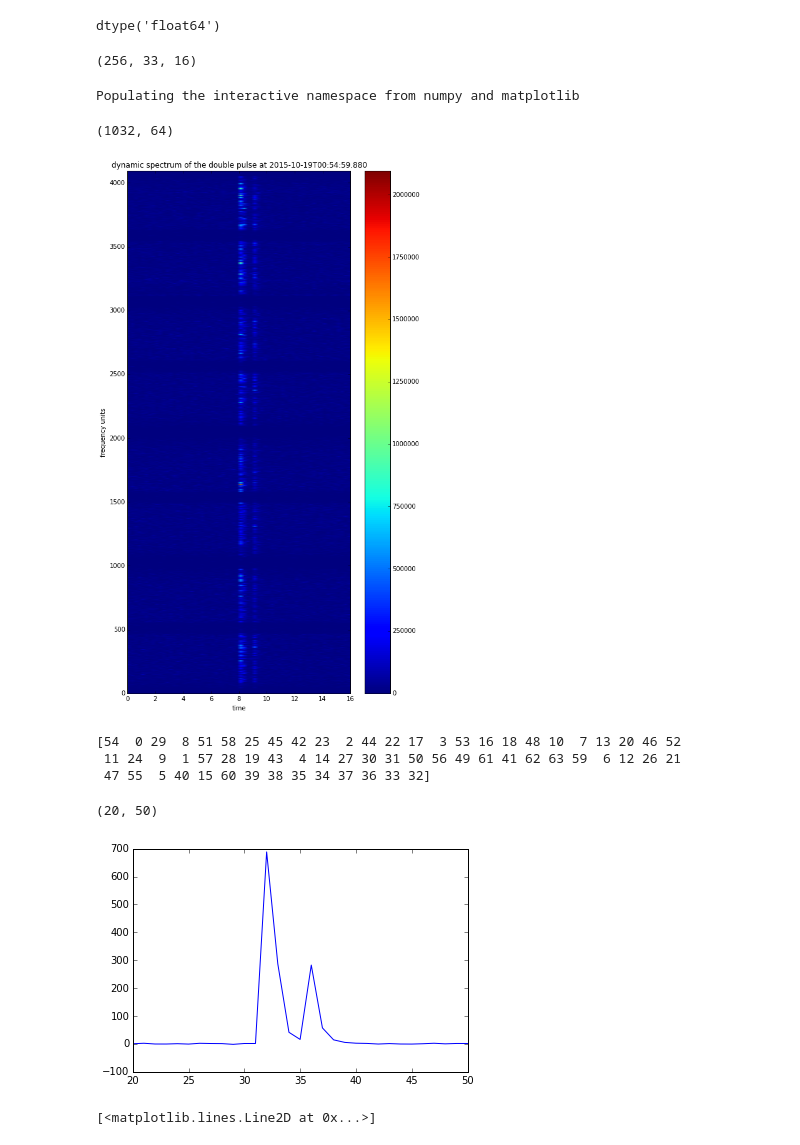
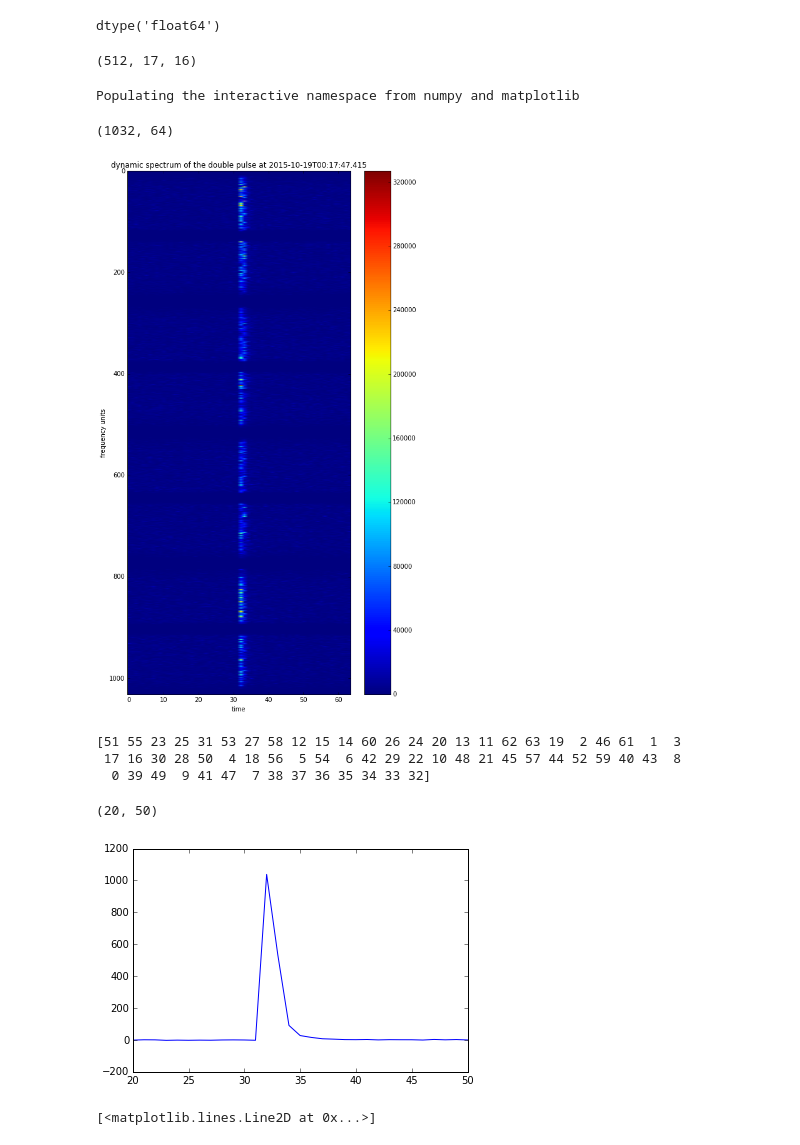
Before and after one commit to xiaozhengxu/scint_analysis, a Jupyter notebook: EVN_crab/Loading Robert's GPs.ipynb, the cells around one changed output. Saved outputs shown, nothing was run; the diff lists cells and outputs as text; code cells hidden in the pictures.

```diff
--- a/EVN_crab/Loading Robert's GPs.ipynb
+++ b/EVN_crab/Loading Robert's GPs.ipynb
@@ -48,8 +48,8 @@ time_string4 = '2015-10-19T02:06:58.031' #S/N = 9.6, main pulse
 time_string5 = '2015-10-19T00:54:59.880' # bright double pulse
 time_string6 = '2015-10-19T02:36:46.815'  #bright double pulse2
 # %%
-time_string = time_string5
-gp1 = np.load('/home/ramain/GPs/GP{}/p{}.npy'.format('p1',time_string))
+time_string = time_string1
+gp1 = np.load('/home/ramain/GPs/GP{}/p{}.npy'.format('ef',time_string))
 # gp2 = np.load('/home/ramain/GPs/GP{}/p{}.npy'.format('jb',time_string1))
 # %%
 %pylab inline
@@ -66,12 +66,12 @@ gp1.shape
 dtype('float64')
 # %%
 gp1t = np.fft.irfft(gp1,axis=1)
-nchan = 32
+nchan = 16
 gp1s = gp1t.reshape(-1,2*nchan,16)
 gp1s = np.fft.rfft(gp1s,axis=1)
 gp1s.shape
 # %% [output]
-(256, 33, 16)
+(512, 17, 16)
 # %%
 # dchan = np.fft.rfft(d_dedispersed.reshape(-1, 2*nchan, 16), axis=1)
 dchan = gp1
@@ -80,19 +80,18 @@ dL = np.concatenate((dchan[:,::-1,9], dchan[...,1], dchan[:,::-1,11], dchan[...,
 output = (abs(dR)**2 + abs(dL)**2).T
 # %%
 %pylab inline
-nchan = 512
 figure(figsize = (8,15))
-imshow(output,extent = [0,64*128/nchan,0,nchan*8],aspect = 'auto')
+imshow(output,aspect = 'auto')
 # title('bright pulse)
 xlabel('time')
 ylabel('frequency units')
 colorbar()
 title('dynamic spectrum of the double pulse at {}'.format(time_string))
 output.shape
 # %% [output]
 Populating the interactive namespace from numpy and matplotlib
 (1032, 64)
-[figure, old version]
+[figure, new version]
 # %%
 def get_SN(outputsumfreq):
     noise_std = np.std(outputsumfreq[:5])
@@ -101,33 +100,21 @@ def get_SN(outputsumfreq):
     return sigs_noise
 
 outputsumfreq = output.sum(0) #dedispersed
-#computes signal to noise after summing all the frequencies
 sigs_noise = get_SN(outputsumfreq)
 S_N = max(sigs_noise)
 
 sn_sorted = np.argsort(sigs_noise)
 print sn_sorted
 peak_time1 = np.argmax(sigs_noise)
-# peak_time2 = np.argmax()
-# print peak_time
-
-background_freq = output[:,sn_sorted[15]]
-
-output_pulse1 = output[:,32]-background_freq
-output_pulse2 = output[:,36]-background_freq
-
-background_std = []
-for j in range(8):
-    background_std.append(background_freq[j*(nchan+1)+50./512*nchan:j*(nchan+1)+460./512*nchan].std())
 
 plot(sigs_noise)
 xlim(20,50)
 # %% [output]
-[54  0 29  8 51 58 25 45 42 23  2 44 22 17  3 53 16 18 48 10  7 13 20 46 52
- 11 24  9  1 57 28 19 43  4 14 27 30 31 50 56 49 61 41 62 63 59  6 12 26 21
- 47 55  5 40 15 60 39 38 35 34 37 36 33 32]
+[51 55 23 25 31 53 27 58 12 15 14 60 26 24 20 13 11 62 63 19  2 46 61  1  3
+ 17 16 30 28 50  4 18 56  5 54  6 42 29 22 10 48 21 45 57 44 52 59 40 43  8
+  0 39 49  9 41 47  7 38 37 36 35 34 33 32]
 (20, 50)
-[figure, old version]
+[figure, new version]
 # %%
 figure(figsize=(15,3))
 i = 1
```
Also changed, not shown: 2 other files.
